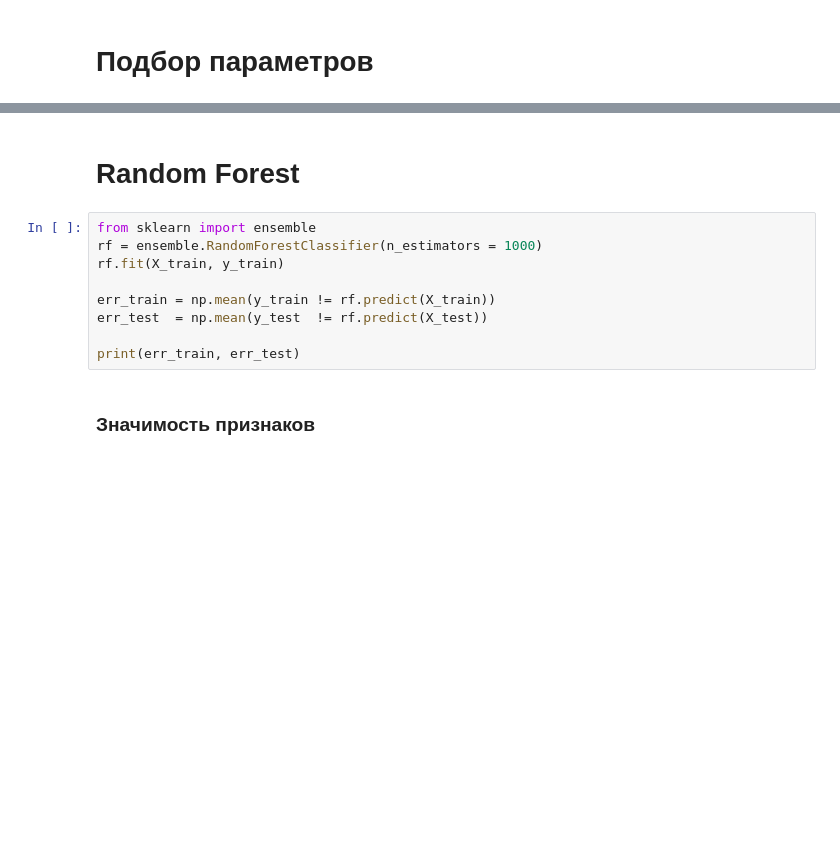
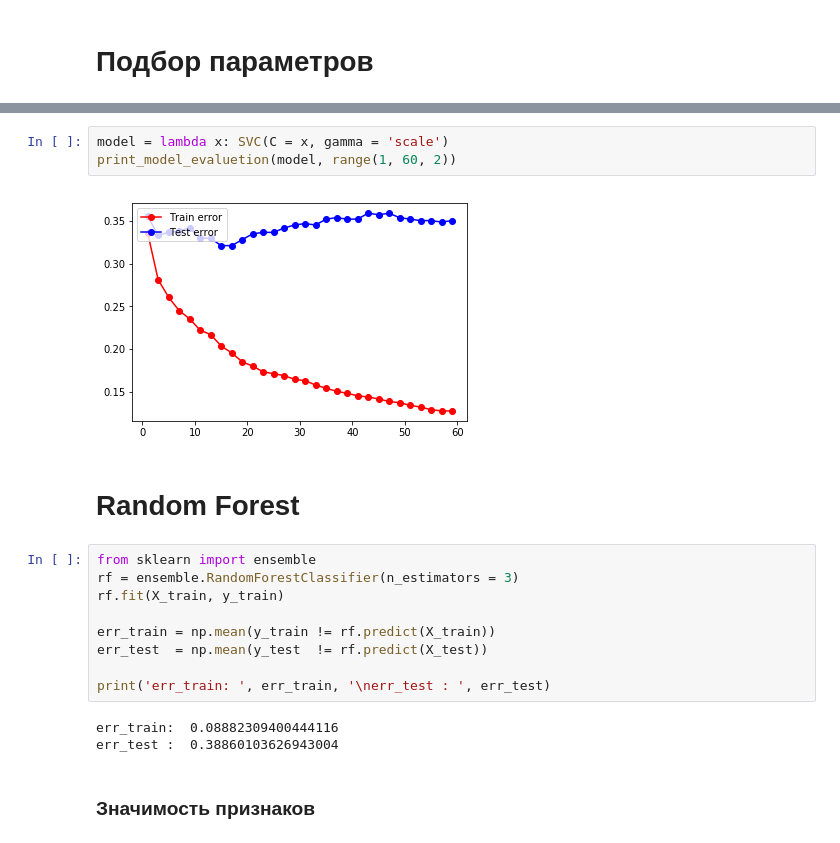
Before and after one commit to DaniilRoman/avito_data_mining, a Jupyter notebook: flats_avito.ipynb, the cells around one changed output, grey strips where cells are left out. Drawn from its saved outputs; the diff is of its cells as text; blank space fills up the shorter version.

```diff
--- a/flats_avito.ipynb
+++ b/flats_avito.ipynb
@@ -648,14 +653,22 @@ print(best_cv_err, best_C)
+# %%
+model = lambda x: SVC(C = x, gamma = 'scale')
+print_model_evaluetion(model, range(1, 60, 2))
+# %% [output]
+[figure, added]
 # %% [markdown]
 # Random Forest
 # %%
 from sklearn import ensemble
-rf = ensemble.RandomForestClassifier(n_estimators = 1000)
+rf = ensemble.RandomForestClassifier(n_estimators = 3)
 rf.fit(X_train, y_train)
 
 err_train = np.mean(y_train != rf.predict(X_train))
 err_test  = np.mean(y_test  != rf.predict(X_test))
 
-print(err_train, err_test)
+print('err_train: ', err_train, '\nerr_test : ', err_test)
+# %% [output]
+err_train:  0.08882309400444116
+err_test :  0.38860103626943004
 # %% [markdown]
 ### Значимость признаков
 # %%
```
Also changed, not shown: parts of 48 cells of this notebook, 3 other files.
